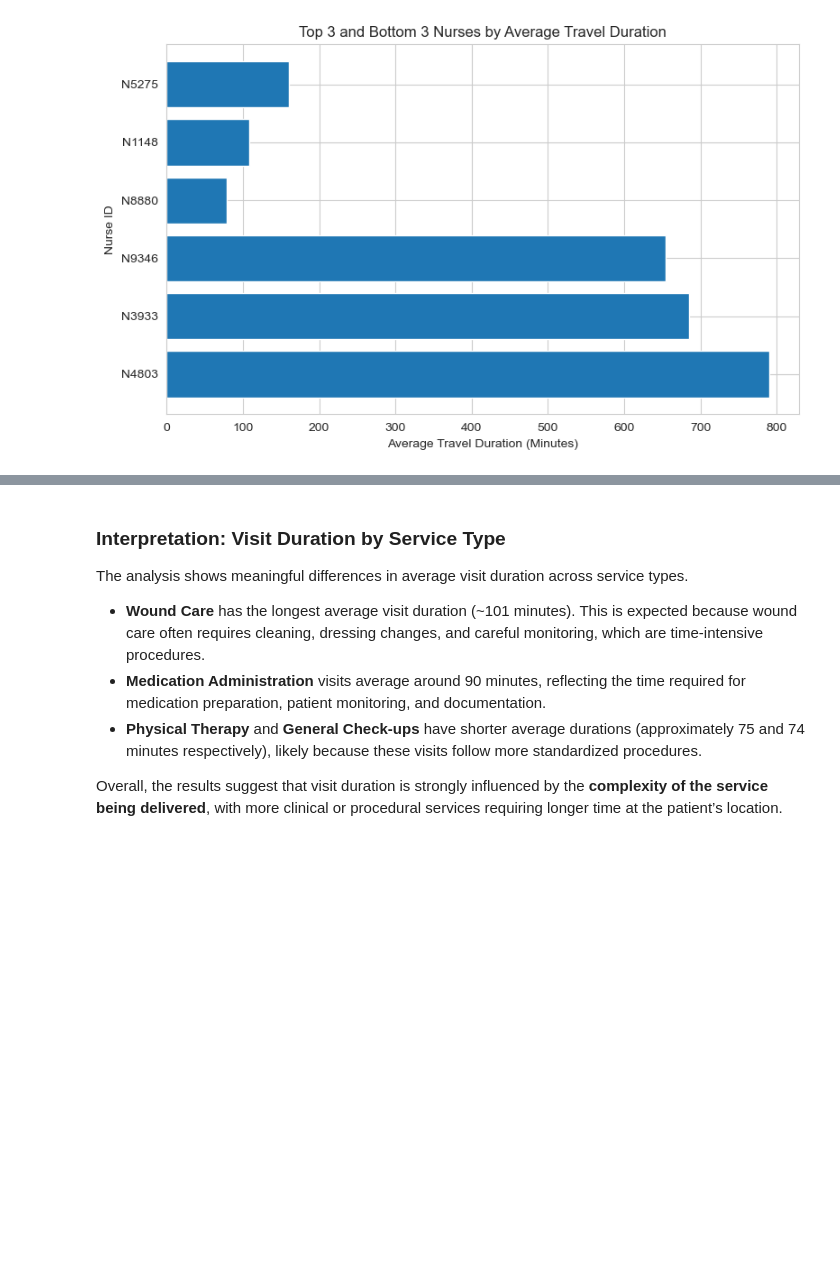
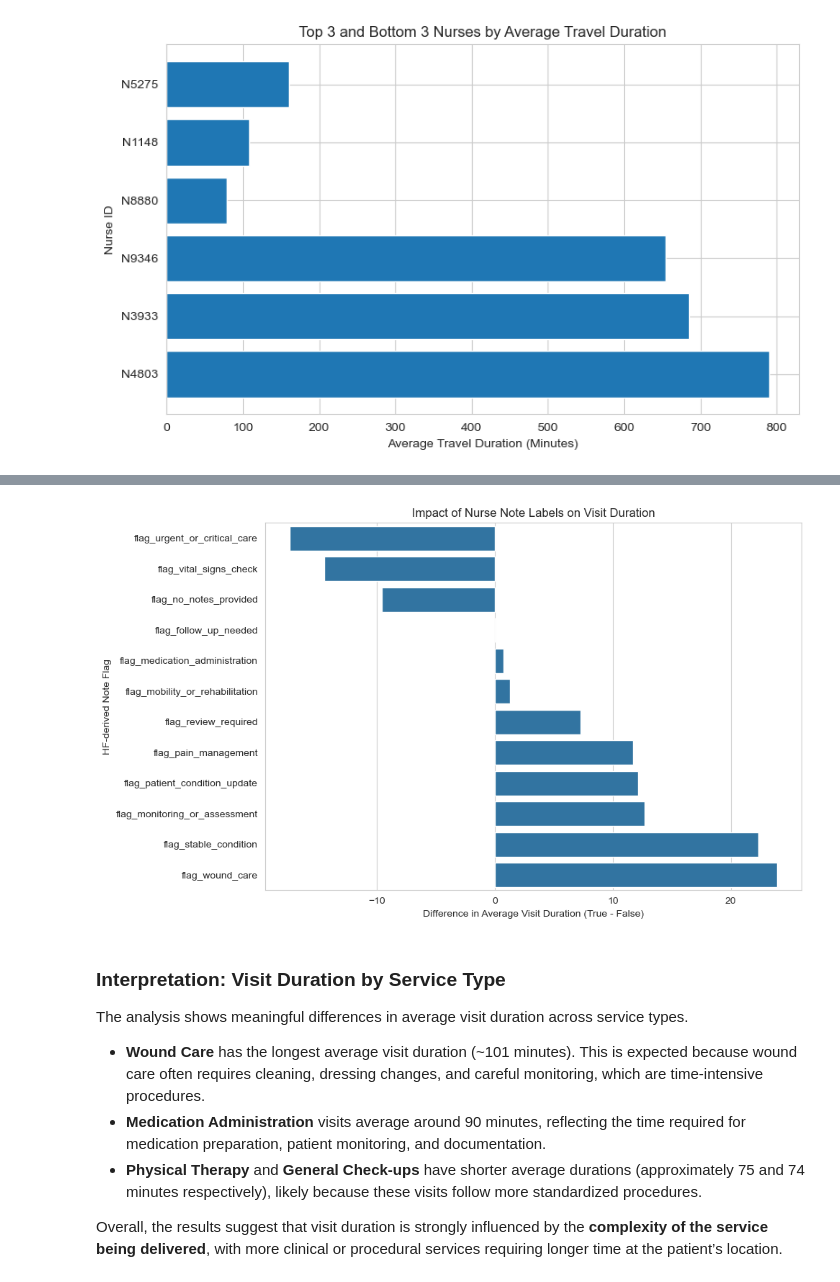
Before and after one commit to 67KaylaDo/littlesteps-visit-analysis, a Jupyter notebook: notebooks/littlesteps_analysis.ipynb, the cells around one changed output, grey strips where cells are left out. Cells and saved outputs as stored; diff of their text form; code cells hidden in the pictures; blank space fills up the shorter version.

```diff
--- a/notebooks/littlesteps_analysis.ipynb
+++ b/notebooks/littlesteps_analysis.ipynb
@@ -1307,3 +1347,23 @@ plt.show()
+# %%
+import matplotlib.pyplot as plt
+import seaborn as sns
+
+plot_df = flag_impact_summary.sort_values("difference_true_minus_false", ascending=True)
+
+plt.figure(figsize=(10, 6))
+sns.barplot(
+    data=plot_df,
+    x="difference_true_minus_false",
+    y="flag"
+)
+
+plt.title("Impact of Nurse Note Labels on Visit Duration")
+plt.xlabel("Difference in Average Visit Duration (True - False)")
+plt.ylabel("HF-derived Note Flag")
+plt.tight_layout()
+plt.show()
+# %% [output]
+[figure, added]
 # %% [markdown]
 ### Interpretation: Visit Duration by Service Type
 
```
Also changed, not shown: parts of 12 cells of this notebook.
